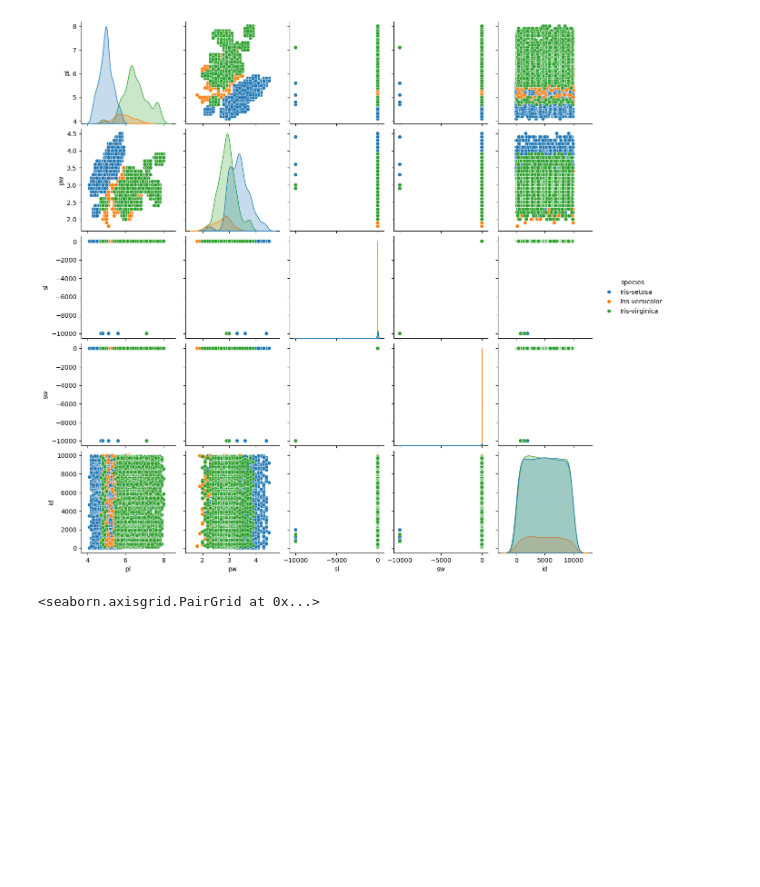
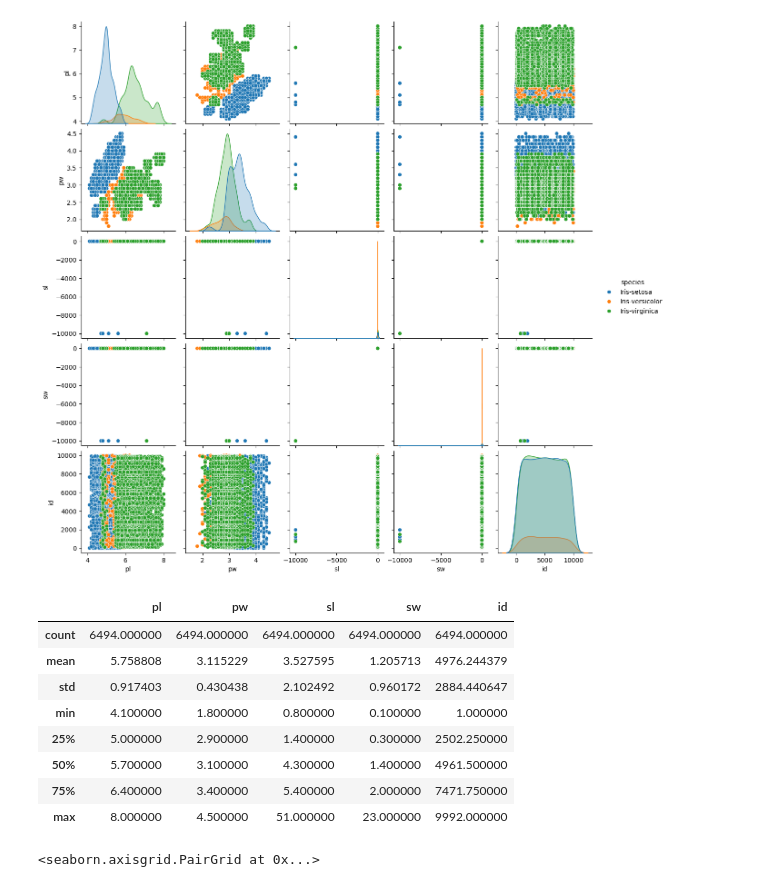
Before and after one commit to FolkeHilding/Data_mining, a Jupyter notebook: ass1.ipynb, the cells around one changed output. Drawn from its saved outputs; the diff is of its cells as text; code cells hidden in the pictures; blank space fills up the shorter version.

```diff
--- a/ass1.ipynb
+++ b/ass1.ipynb
@@ -53,6 +58,17 @@ seaborn.pairplot(df, hue='species')
 [figure]
 # %%
 df = df[~(df.isin([-9999]).any(axis=1))]
+df.describe()
+# %% [output]
+|  | pl | pw | sl | sw | id |
+| count | 6494.000000 | 6494.000000 | 6494.000000 | 6494.000000 | 6494.000000 |
+| mean | 5.758808 | 3.115229 | 3.527595 | 1.205713 | 4976.244379 |
+| std | 0.917403 | 0.430438 | 2.102492 | 0.960172 | 2884.440647 |
+| min | 4.100000 | 1.800000 | 0.800000 | 0.100000 | 1.000000 |
+| 25% | 5.000000 | 2.900000 | 1.400000 | 0.300000 | 2502.250000 |
+| 50% | 5.700000 | 3.100000 | 4.300000 | 1.400000 | 4961.500000 |
+| 75% | 6.400000 | 3.400000 | 5.400000 | 2.000000 | 7471.750000 |
+| max | 8.000000 | 4.500000 | 51.000000 | 23.000000 | 9992.000000 |
 # %%
 seaborn.pairplot(df, hue='species')
 # %% [output]
```
Also changed, not shown: parts of 4 cells of this notebook.
